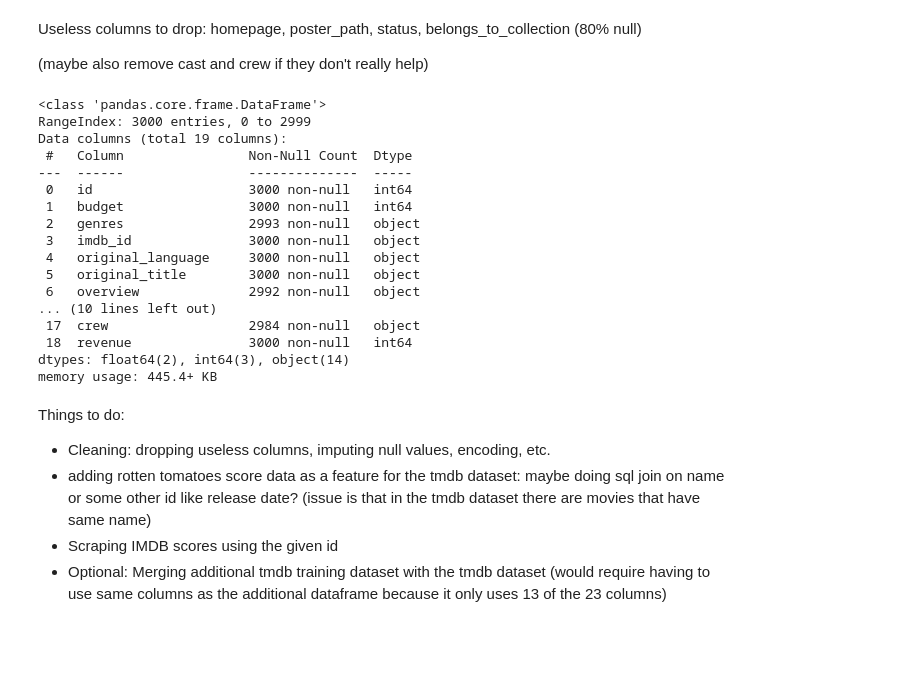
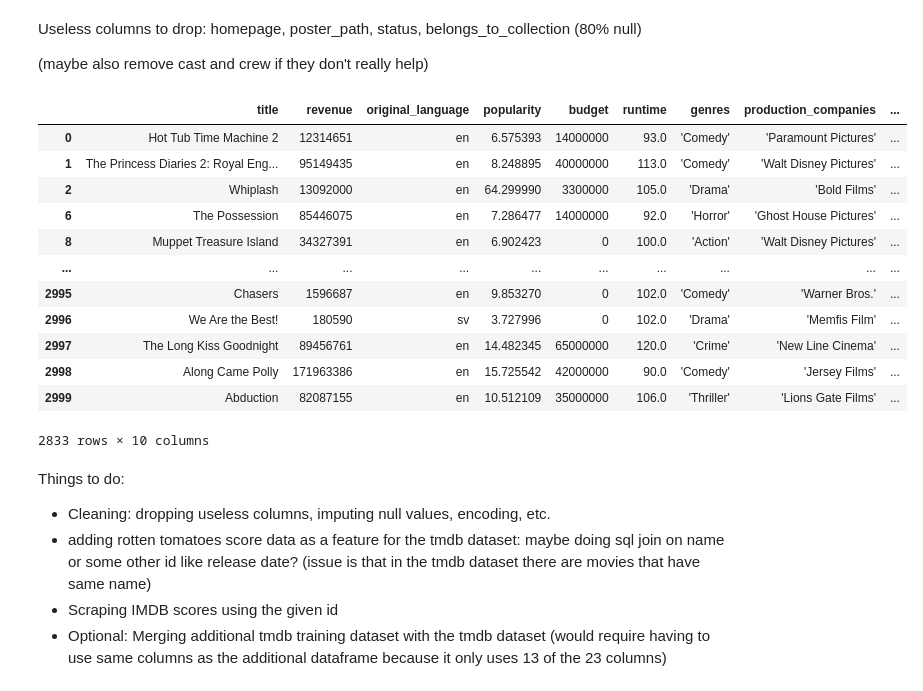
Before and after one commit to cmsc320-gautham-evan-arjun/cmsc320-old, a Jupyter notebook: finaltutorial.ipynb, the cells around one changed output. Cells and saved outputs as stored; diff of their text form; code cells hidden in the pictures; blank space fills up the shorter version.

Commit message:
data processing

```diff
--- a/finaltutorial.ipynb
+++ b/finaltutorial.ipynb
@@ -161,28 +112,58 @@ memory usage: 203.4+ KB
 Useless columns to drop: homepage, poster_path, status, belongs_to_collection (80% null)
 
 (maybe also remove cast and crew if they don't really help)
-# %%
-box_office_df.drop(['homepage', 'poster_path', 'status', 'belongs_to_collection'], axis=1, inplace=True)
+# %%
+box_office_df.drop(['homepage', 'poster_path', 'status', 'belongs_to_collection','id','original_title','cast','crew','tagline'], axis=1, inplace=True)
+box_office_df = box_office_df[['title', 'revenue','original_language', 'popularity', 'budget','runtime','genres', 'production_companies','production_countries','spoken_languages']]
+
+    # box_office_df.at[index]['production_companies']=json(row['production_companies'])
+    # print(row[]
+# %%
+lst=[]
+for index, row in box_office_df.iterrows():
+    if type(row['production_companies'])!=str or not row['production_companies']:
+        lst.append(index)
+    else:
+        box_office_df.at[index,"production_companies"]=str(row['production_companies'][1:-1].split(',')[0].split(':')[1])
+
+    if type(row['genres'])!=str or not row['genres']:
+        lst.append(index)
+    else:
+        box_office_df.at[index,"genres"]=str(row['genres'][1:-1].split(',')[1].split(":")[1][:-1])
+
+    if type(row['production_countries'])!=str or not row['production_countries']:
+        lst.append(index)
+    else:
+        box_office_df.at[index,"production_countries"]=str(row['production_countries'][1:-1].split(',')[1].split(':')[1][:-1])
+
+
+    # We can turn spoken languages into two columns: the spoken languages, and the number of spoken languages
+    #  (can see if the number of spoken language increase its box office, and if so, what's the strongest language)
+
+    # need to drop the columns whose budget is 0
+
+    # Replace original language with full name "English" instead of "en" (can do this with a dictionary of all the abbreviations)
+
+
+
+box_office_df.drop(lst,inplace=True)
 # %%
-box_office_df.info()
+box_office_df
+# box_office_df.info()
 # %% [output]
+|  | title | revenue | original_language | popularity | budget | runtime | genres | production_companies | ... |
+| 0 | Hot Tub Time Machine 2 | 12314651 | en | 6.575393 | 14000000 | 93.0 | 'Comedy' | 'Paramount Pictures' | ... |
+| 1 | The Princess Diaries 2: Royal Eng... | 95149435 | en | 8.248895 | 40000000 | 113.0 | 'Comedy' | 'Walt Disney Pictures' | ... |
+| 2 | Whiplash | 13092000 | en | 64.299990 | 3300000 | 105.0 | 'Drama' | 'Bold Films' | ... |
+| 6 | The Possession | 85446075 | en | 7.286477 | 14000000 | 92.0 | 'Horror' | 'Ghost House Pictures' | ... |
+| 8 | Muppet Treasure Island | 34327391 | en | 6.902423 | 0 | 100.0 | 'Action' | 'Walt Disney Pictures' | ... |
+| ... | ... | ... | ... | ... | ... | ... | ... | ... | ... |
+| 2995 | Chasers | 1596687 | en | 9.853270 | 0 | 102.0 | 'Comedy' | 'Warner Bros.' | ... |
+| 2996 | We Are the Best! | 180590 | sv | 3.727996 | 0 | 102.0 | 'Drama' | 'Memfis Film' | ... |
+| 2997 | The Long Kiss Goodnight | 89456761 | en | 14.482345 | 65000000 | 120.0 | 'Crime' | 'New Line Cinema' | ... |
+| 2998 | Along Came Polly | 171963386 | en | 15.725542 | 42000000 | 90.0 | 'Comedy' | 'Jersey Films' | ... |
+| 2999 | Abduction | 82087155 | en | 10.512109 | 35000000 | 106.0 | 'Thriller' | 'Lions Gate Films' | ... |
-<class 'pandas.core.frame.DataFrame'>
-RangeIndex: 3000 entries, 0 to 2999
-Data columns (total 19 columns):
- #   Column                Non-Null Count  Dtype
----  ------                --------------  -----
- 0   id                    3000 non-null   int64
- 1   budget                3000 non-null   int64
- 2   genres                2993 non-null   object
- 3   imdb_id               3000 non-null   object
- 4   original_language     3000 non-null   object
- 5   original_title        3000 non-null   object
- 6   overview              2992 non-null   object
-... (10 lines left out)
- 17  crew                  2984 non-null   object
- 18  revenue               3000 non-null   int64
-dtypes: float64(2), int64(3), object(14)
-memory usage: 445.4+ KB
+2833 rows × 10 columns
 # %% [markdown]
 Things to do:
 - Cleaning: dropping useless columns, imputing null values, encoding, etc.
```
Also changed, not shown: parts of 6 cells of this notebook.
